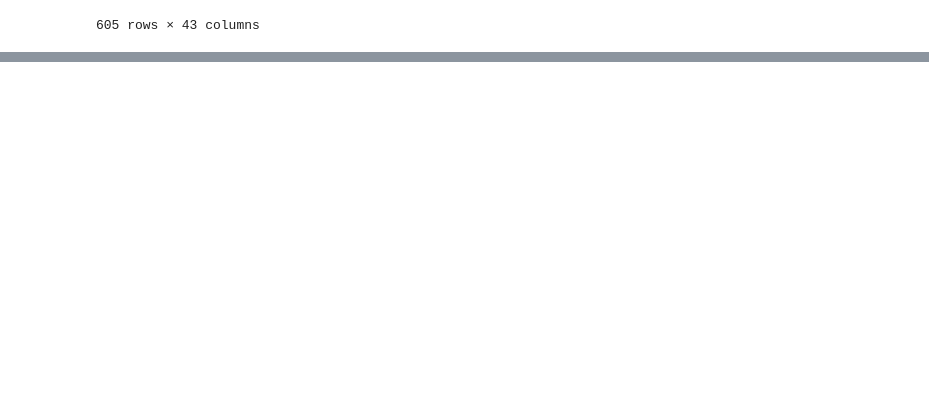
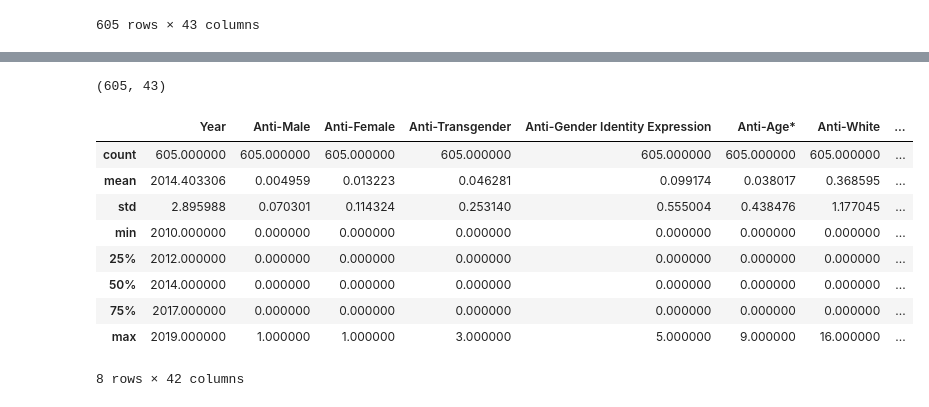
Before and after one commit to BurtonBarnes/Indian_Gas_Prices, a Jupyter notebook: exploration.ipynb, the cells around one changed output, grey strips where cells are left out. Drawn from its saved outputs; the diff is of its cells as text; code cells hidden in the pictures; blank space fills up the shorter version.

```diff
--- a/exploration.ipynb
+++ b/exploration.ipynb
@@ -274,0 +295,17 @@ df3
+# %%
+df3.shape
+# %% [output]
+(605, 43)
+# %%
+df3.describe()
+# %% [output]
+|  | Year | Anti-Male | Anti-Female | Anti-Transgender | Anti-Gender Identity Expression | Anti-Age* | Anti-White | ... |
+| count | 605.000000 | 605.000000 | 605.000000 | 605.000000 | 605.000000 | 605.000000 | 605.000000 | ... |
+| mean | 2014.403306 | 0.004959 | 0.013223 | 0.046281 | 0.099174 | 0.038017 | 0.368595 | ... |
+| std | 2.895988 | 0.070301 | 0.114324 | 0.253140 | 0.555004 | 0.438476 | 1.177045 | ... |
+| min | 2010.000000 | 0.000000 | 0.000000 | 0.000000 | 0.000000 | 0.000000 | 0.000000 | ... |
+| 25% | 2012.000000 | 0.000000 | 0.000000 | 0.000000 | 0.000000 | 0.000000 | 0.000000 | ... |
+| 50% | 2014.000000 | 0.000000 | 0.000000 | 0.000000 | 0.000000 | 0.000000 | 0.000000 | ... |
+| 75% | 2017.000000 | 0.000000 | 0.000000 | 0.000000 | 0.000000 | 0.000000 | 0.000000 | ... |
+| max | 2019.000000 | 1.000000 | 1.000000 | 3.000000 | 5.000000 | 9.000000 | 16.000000 | ... |
+8 rows × 42 columns
```
Also changed, not shown: parts of 4 cells of this notebook.
